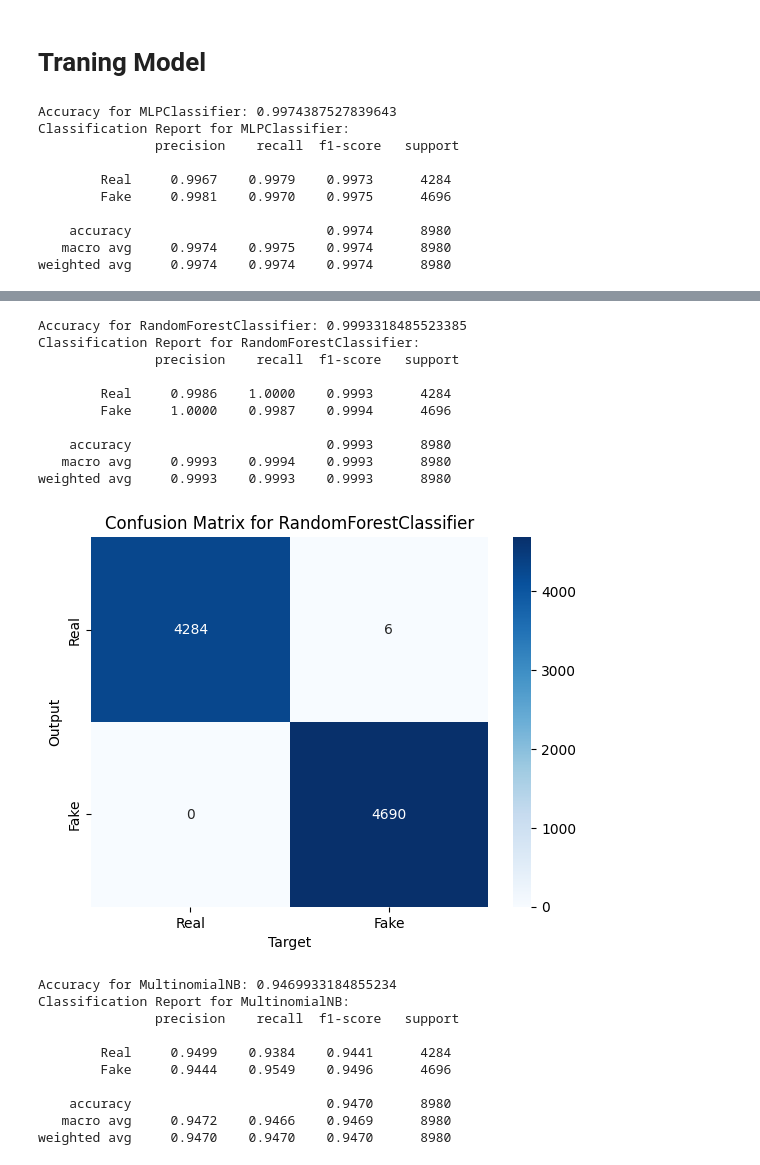
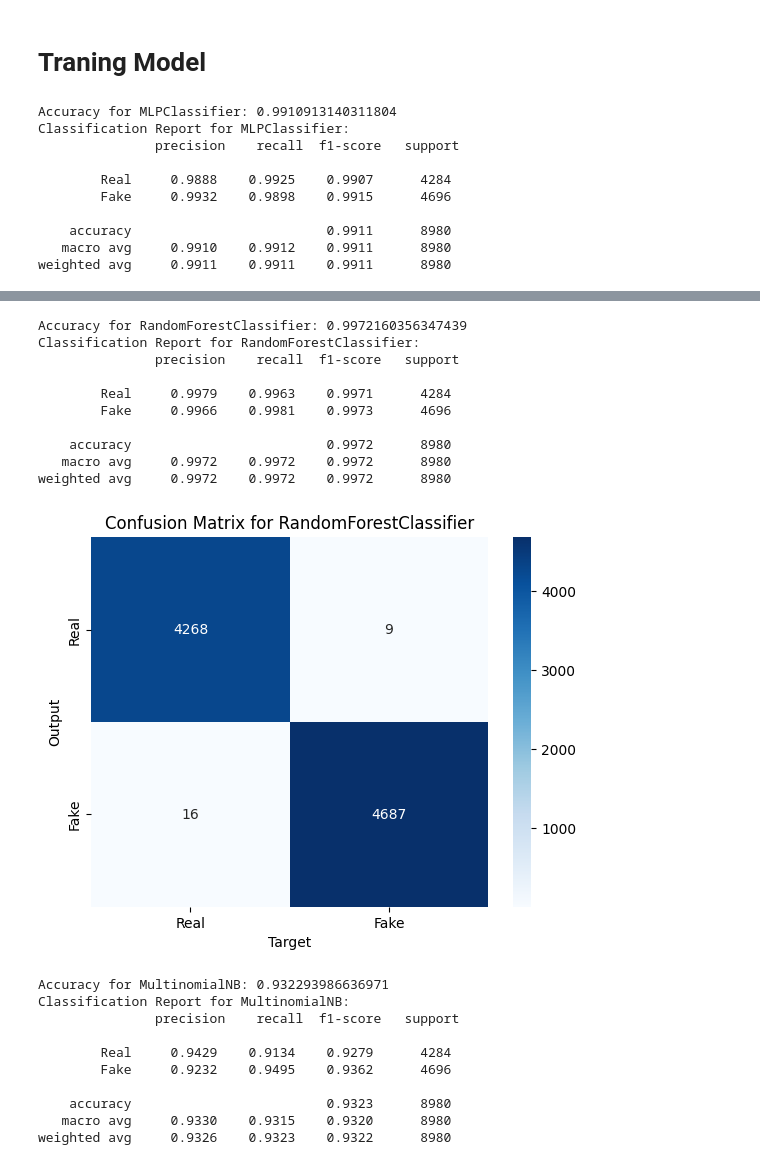
Before and after one commit to gddeazevedo/fake_news_classification, a Jupyter notebook: notebooks/main.ipynb, the cells around one changed output, grey strips where cells are left out. Drawn from its saved outputs; the diff is of its cells as text; code cells hidden in the pictures.

```diff
--- a/notebooks/main.ipynb
+++ b/notebooks/main.ipynb
@@ -81,15 +80,15 @@ import re
 
 
 def clean_text(text: str) -> str:
-    text = re.sub(r'http\S+', '', text)  # Remove URLs
-    text = re.sub(r'@\w+', '', text)     # Remove mentions
-    text = re.sub(r'[^a-zA-Z\s]', '', text)  # Remove punctuation
+    text = re.sub(r"http\S+", "", text)
+    text = re.sub(r"@\w+", "", text)
+    text = re.sub(r"[^a-zA-Z0-9\s!?]", " ", text)
+    text = re.sub(r"\s+", " ", text)
     return text.lower().strip()
 
 
 df["text"] = df["text"].apply(clean_text)
 df["title"] = df["title"].apply(clean_text)
-df["subject"] = df["subject"].apply(clean_text)
 df.head()
 # %% [output]
 |  | title | text | subject | date | target |
@@ -124,7 +123,7 @@ from sklearn.model_selection import train_test_split
 
 vectorizer = TfidfVectorizer(max_features=5000, stop_words='english')
 
-df["combined_text"] = df["title"] + " " + df["text"] + " " + df["subject"]
+df["combined_text"] = df["title"] + " " + df["text"]
 df["target"] = df["target"].map(targets)
 
 X_train, X_test, y_train, y_test = train_test_split(
@@ -216,54 +215,53 @@ Best parameters for MultinomialNB: {'alpha': 0.1}
 # %%
 from sklearn.metrics import classification_report, accuracy_score, confusion_matrix
 
 
 class_names = [REAL, FAKE]
 
 for model_name, model in best_models.items():
-    model.fit(X_train, y_train)
     y_pred = model.predict(X_test)
     print(f"Accuracy for {model_name}:", accuracy_score(y_test, y_pred))
     print(f"Classification Report for {model_name}:\n", classification_report(y_test, y_pred, digits=4, target_names=class_names))
 
     cm = confusion_matrix(y_test, y_pred)
     cm_t = cm.T
 
     sns.heatmap(cm_t, annot=True, fmt="d", cmap="Blues", xticklabels=class_names, yticklabels=class_names)
     plt.xlabel("Target")
     plt.ylabel("Output")
     plt.title(f"Confusion Matrix for {model_name}")
     plt.show()
 # %% [output]
-Accuracy for MLPClassifier: 0.9974387527839643
+Accuracy for MLPClassifier: 0.9910913140311804
 Classification Report for MLPClassifier:
                precision    recall  f1-score   support
 
-        Real     0.9967    0.9979    0.9973      4284
-        Fake     0.9981    0.9970    0.9975      4696
+        Real     0.9888    0.9925    0.9907      4284
+        Fake     0.9932    0.9898    0.9915      4696
 
-    accuracy                         0.9974      8980
-   macro avg     0.9974    0.9975    0.9974      8980
-weighted avg     0.9974    0.9974    0.9974      8980
+    accuracy                         0.9911      8980
+   macro avg     0.9910    0.9912    0.9911      8980
+weighted avg     0.9911    0.9911    0.9911      8980
 [figure]
-Accuracy for RandomForestClassifier: 0.9993318485523385
+Accuracy for RandomForestClassifier: 0.9972160356347439
 Classification Report for RandomForestClassifier:
                precision    recall  f1-score   support
 
-        Real     0.9986    1.0000    0.9993      4284
-        Fake     1.0000    0.9987    0.9994      4696
+        Real     0.9979    0.9963    0.9971      4284
+        Fake     0.9966    0.9981    0.9973      4696
 
-    accuracy                         0.9993      8980
-   macro avg     0.9993    0.9994    0.9993      8980
-weighted avg     0.9993    0.9993    0.9993      8980
+    accuracy                         0.9972      8980
+   macro avg     0.9972    0.9972    0.9972      8980
+weighted avg     0.9972    0.9972    0.9972      8980
-[figure, old version]
+[figure, new version]
-Accuracy for MultinomialNB: 0.9469933184855234
+Accuracy for MultinomialNB: 0.932293986636971
 Classification Report for MultinomialNB:
                precision    recall  f1-score   support
 
-        Real     0.9499    0.9384    0.9441      4284
-        Fake     0.9444    0.9549    0.9496      4696
+        Real     0.9429    0.9134    0.9279      4284
+        Fake     0.9232    0.9495    0.9362      4696
 
-    accuracy                         0.9470      8980
-   macro avg     0.9472    0.9466    0.9469      8980
-weighted avg     0.9470    0.9470    0.9470      8980
+    accuracy                         0.9323      8980
+   macro avg     0.9330    0.9315    0.9320      8980
+weighted avg     0.9326    0.9323    0.9322      8980
 [figure]
```
Also changed, not shown: parts of 3 cells of this notebook.
